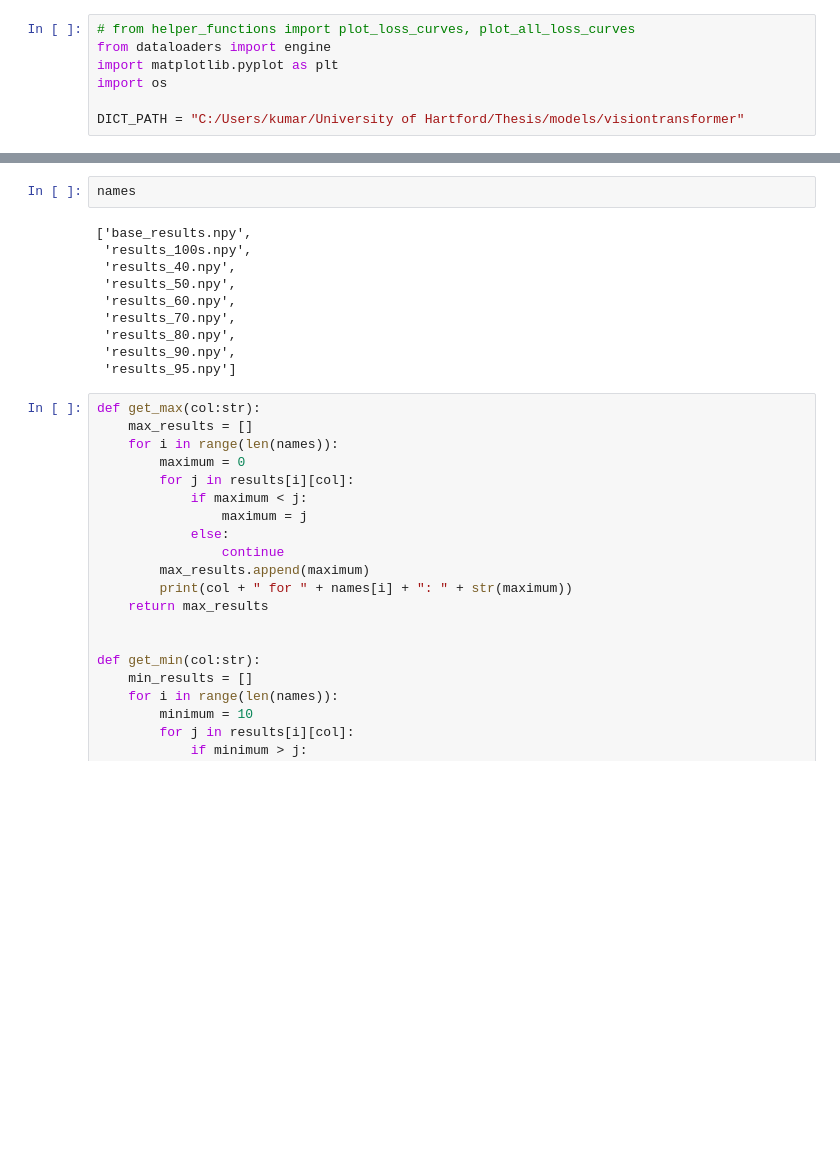
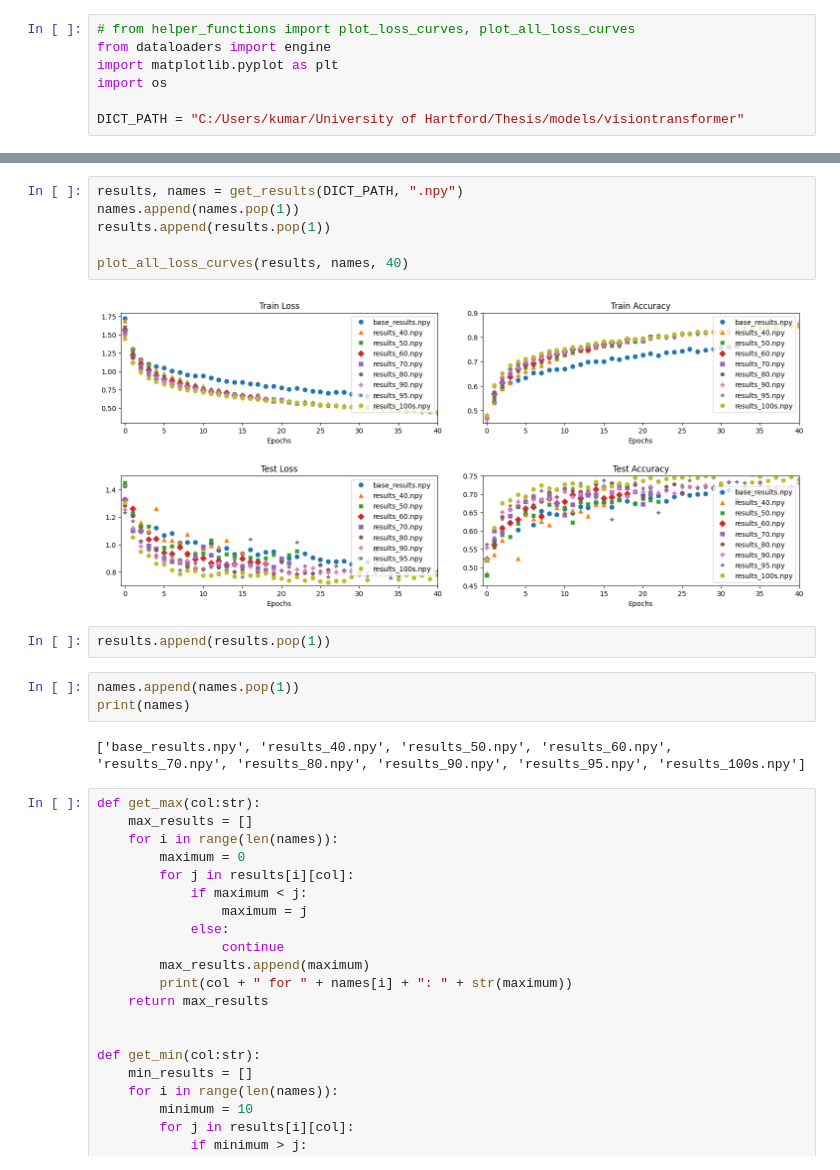
Before and after one commit to kumarrah2002/ViT_Pretrained_vs_Scratch, a Jupyter notebook: models/plot.ipynb, the cells around one changed output, grey strips where cells are left out. Cells and saved outputs as stored; diff of their text form; blank space fills up the shorter version.

```diff
--- a/models/plot.ipynb
+++ b/models/plot.ipynb
@@ -124,15 +122,18 @@ plot_all_loss_curves(results, names, 50)
+# %%
+results, names = get_results(DICT_PATH, ".npy")
+names.append(names.pop(1))
+results.append(results.pop(1))
+
+plot_all_loss_curves(results, names, 40)
+# %% [output]
+[figure, added]
+# %%
+results.append(results.pop(1))
 # %%
-names
+names.append(names.pop(1))
+print(names)
 # %% [output]
-['base_results.npy',
- 'results_100s.npy',
- 'results_40.npy',
- 'results_50.npy',
- 'results_60.npy',
- 'results_70.npy',
- 'results_80.npy',
- 'results_90.npy',
- 'results_95.npy']
+['base_results.npy', 'results_40.npy', 'results_50.npy', 'results_60.npy', 'results_70.npy', 'results_80.npy', 'results_90.npy', 'results_95.npy', 'results_100s.npy']
 # %%
 def get_max(col:str):
     max_results = []
```
Also changed, not shown: parts of 8 cells of this notebook.
